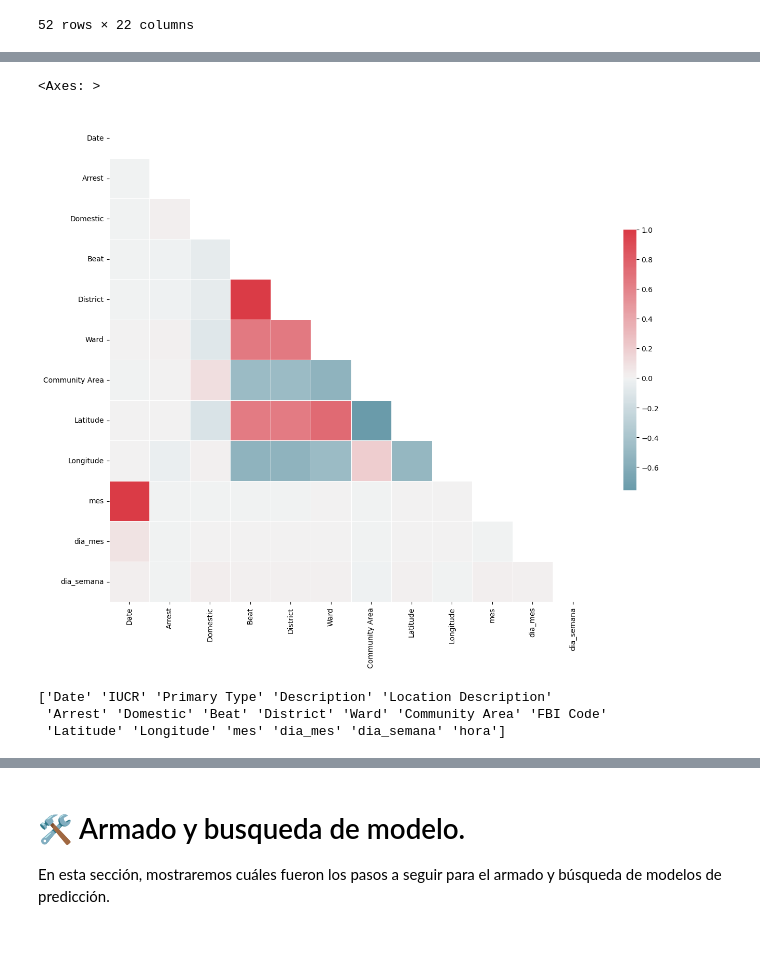
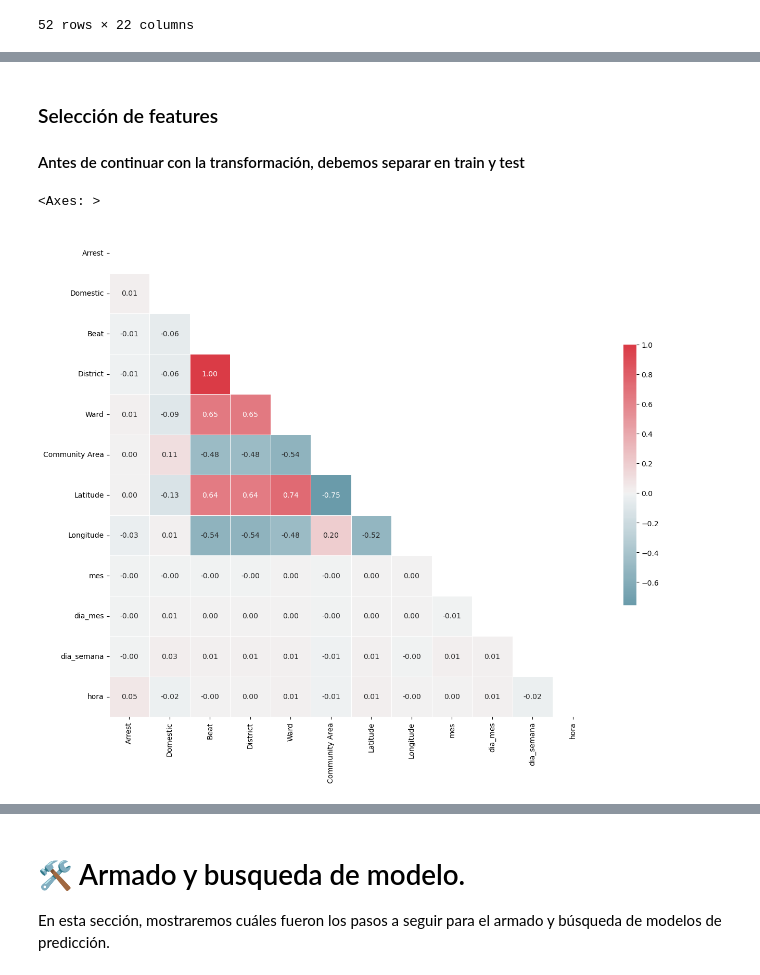
Before and after one commit to gjmv/CEIA_2025_B2_AMq_TP, a Jupyter notebook: TP.ipynb, the cells around one changed output, grey strips where cells are left out. Saved outputs shown, nothing was run; the diff lists cells and outputs as text; code cells hidden in the pictures; blank space fills up the shorter version.

```diff
--- a/TP.ipynb
+++ b/TP.ipynb
@@ -77,8 +104,9 @@ Filas duplicadas: 52, casos: 24
 | 258116 | 27932 | JH100028 | 01/01/2024 12:56:00 AM | 070XX S WABASH AVE | 0110 | HOMICIDE | FIRST DEGREE MURDER | HOUSE | ... |
 52 rows × 22 columns
 # %%
+# Ordenamos por fecha de crimen y de actualización, para que al momento de eliminar duplicados, podamos quedarnos con el último
 # Eliminamos los duplicados obtenidos, consideramos los iguales ignorando la fecha del suceso, la actualización, y el id del dataset (que no es el id del suceso).
-df_csv.drop_duplicates(df_dup.columns, keep='last', inplace=True)
+df_csv.sort_values(axis=0, by=["Updated On", "Date"], ascending=True).drop_duplicates(df_dup.columns, keep='last', inplace=True)
 # %%
 # Convertimos columnas del dataset al tipo correcto y agregamos datos extraidos de la fecha
 df_csv["Date"] = pd.to_datetime(df_csv["Date"], format="%m/%d/%Y %I:%M:%S %p")
@@ -90,10 +118,8 @@ df_csv["hora"] = df_csv["Date"].dt.hour
 categorical_cols = ['IUCR', 'Primary Type', 'Description', 'Location Description', 'Beat', 'District', 'Ward', 'Community Area', 'FBI Code']
 df_csv[categorical_cols] = df_csv[categorical_cols].astype('category')
 
-
-#### PARA ANALIZAR
 # Eliminamos columnas que consideramos no tienen aporte significativo, o que tiene valores únicos para cada fila (ids)
-drop_columns = ["ID", "Case Number", "Block", "X Coordinate", "Y Coordinate", "Year", "Updated On", "Location"]
+drop_columns = ["ID", "Date", "Case Number", "Block", "X Coordinate", "Y Coordinate", "Year", "Updated On", "Location"]
 df_csv.drop(drop_columns, inplace=True, axis=1)
 
 df_csv.head()
@@ -138,0 +172,5 @@ dtype: int64
+# %%
+df_csv.dropna(inplace=True)
+
+# Como Community Area tenía nulos, la reconoció como float, pero sabemos que son números enteros, por lo tanto, una vez eliminados los nulos la convertimos a int
+df_csv["Community Area"] = df_csv["Community Area"].astype(int)
@@ -185,0 +289,3 @@ plt.show()
+# %%
+df_csv.loc[df_csv["District"] == 31, "District"] = df_csv.loc[df_csv["District"] == 31, "Beat"].astype(int) // 100
+df_csv["District"] = df_csv["District"].cat.remove_unused_categories()
@@ -185,0 +451,4 @@ plt.show()
+# %% [markdown]
+### Selección de features
+
+#### Antes de continuar con la transformación, debemos separar en train y test
@@ -186,26 +459,20 @@ plt.show()
 # %%
-corr_cols = ['Date', 'Arrest', 'Domestic', 'Beat', 'District', 'Ward', 'Community Area',
+corr_cols = ['Arrest', 'Domestic', 'Beat', 'District', 'Ward', 'Community Area',
  'Latitude', 'Longitude', 'mes', 'dia_mes', 'dia_semana', 'hora']
 df_corr = df_csv[corr_cols]
 corr = df_corr.corr(method = 'pearson') #.sort_values(by = 'SalePrice', axis = 0, ascending = False).sort_values(by = 'SalePrice', axis = 1, ascending = False)
 # Generate a mask for the upper triangle
 mask = np.triu(np.ones_like(corr, dtype=bool))
 
 # Set up the matplotlib figure
 f, ax = plt.subplots(figsize=(15,13))
 
 # Generate a custom diverging colormap
 cmap = sns.diverging_palette(220, 10, as_cmap=True)
 
 # Draw the heatmap with the mask and correct aspect ratio
 sns.heatmap(corr.iloc[0:12,0:12], mask=mask[0:12,0:12], cmap=cmap, vmax=1, center=0,
-            square=True, linewidths=.5, cbar_kws={"shrink": .5}, annot = False)
+            square=True, linewidths=.5, cbar_kws={"shrink": .5}, annot=True, fmt=".2f")
 # %% [output]
 <Axes: >
-[figure, old version]
+[figure, new version]
-# %%
-print(df_csv.columns.values)
-# %% [output]
-['Date' 'IUCR' 'Primary Type' 'Description' 'Location Description'
- 'Arrest' 'Domestic' 'Beat' 'District' 'Ward' 'Community Area' 'FBI Code'
- 'Latitude' 'Longitude' 'mes' 'dia_mes' 'dia_semana' 'hora']
```
Also changed, not shown: parts of 33 cells of this notebook.
